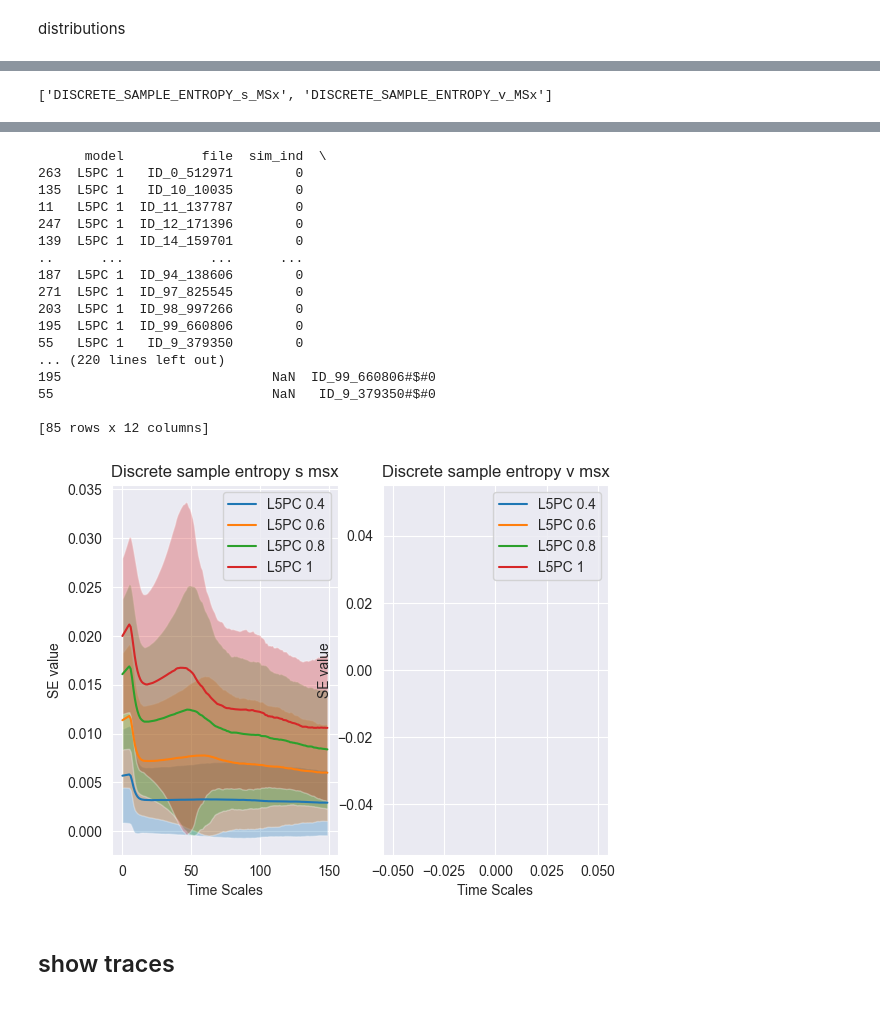
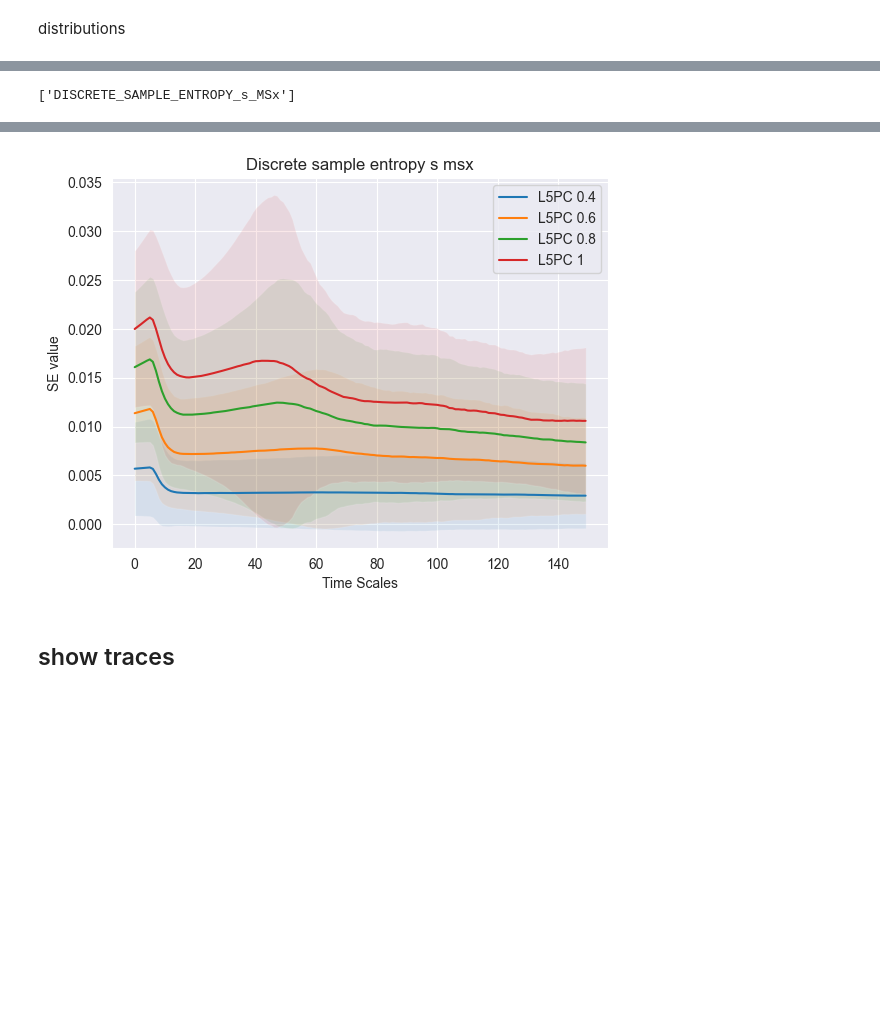
Before and after one commit to NitzanLux/neuron_mi, a Jupyter notebook: data_introduction.ipynb, the cells around one changed output, grey strips where cells are left out. Drawn from its saved outputs; the diff is of its cells as text; code cells hidden in the pictures; blank space fills up the shorter version.

```diff
--- a/data_introduction.ipynb
+++ b/data_introduction.ipynb
@@ -40,4 +40,5 @@ if remove_v:
     for i in df.columns:
         if '_v_'in i:
             v_columns_to_remove.append(i)
-    df.drop(columns=v_columns_to_remove)
+    print(v_columns_to_remove)
+    df = df.drop(columns=v_columns_to_remove)
@@ -158,7 +142,7 @@ for c in (df.columns):
     ax.set_title(c.lower().replace('_', ' ').capitalize())
     ax.set_ylabel('P(ci)')
     ax.set_xlabel('ci value')
-    ax.set_yscale('log')
+    # ax.set_yscale('log')
 
     save_large_plot(fig,f'dist_1d_{c}_{len(d)}.png',tags=d.data_tags)
     fig
@@ -211,7 +199,7 @@ for c in c_obj:
     fig, ax = plt.subplots()
     mat = diff_vec[:, a]
     im = ax.matshow(mat)
-    ax.set_aspect(3000)
+    ax.set_aspect(mat.shape[1]//5)
     ax.set_xticks([])
     ax.set_xlabel(f'Sorted Trial index (n = {diff_vec.shape[1]:,})')
     ax.set_yticks(range(len(name_order)), name_order)
@@ -280,9 +270,12 @@ for i in tqdm(df.columns):
     for j in combination_sorting(name_order):
         first_index, second_index = j[0],j[1]
         fig, ax = plt.subplots()
-        lims = (np.min(np.vstack((datas[first_index], datas[second_index]))),
-                np.max(np.vstack((datas[first_index], datas[second_index]))))
-        H, xedges, yedges = np.histogram2d(datas[first_index], datas[second_index], range=np.array([lims, lims]),
+        nans = np.logical_or(np.isnan(datas[first_index]),np.isnan(datas[second_index]))
+        print(first_index,second_index)
+        lims = (np.min(np.vstack((datas[first_index][~nans], datas[second_index][~nans]))),
+                np.max(np.vstack((datas[first_index][~nans], datas[second_index][~nans]))))
+        print(lims)
+        H, xedges, yedges = np.histogram2d(datas[first_index][~nans], datas[second_index][~nans], range=np.array([lims, lims]),
                                            bins=50)
         # replace zeroes with nan
         H[H == 0] = np.nan
@@ -297,11 +290,11 @@ for i in tqdm(df.columns):
         y = [reg_intercep + lims[0] * reg_coef, reg_intercep + lims[1] * reg_coef]
         ax.plot(x, y, color='red')
         fig.colorbar(im)
-        ax.set_xlabel(models[name_order[first_index]])
-        ax.set_ylabel(models[name_order[second_index]])
+        ax.set_xlabel(name_order[first_index])
+        ax.set_ylabel(name_order[second_index])
         ax.set_ylim(lims)
         ax.set_xlim(lims)
         ax.set_title(
-            f"{models[name_order[first_index]]} and {models[name_order[second_index]]} trials {i} \nn = {len(datas[second_index]) * 2:,} ,$R^2$ = {np.round(r_value ** 2, 4)}")
+            f"{name_order[first_index]} and {name_order[second_index]} trials {i} \nn = {len(datas[second_index]) * 2:,} ,$R^2$ = {np.round(r_value ** 2, 4)}")
         fig
-        save_large_plot(fig, f"pairwise_2dhist_{i}_{models[name_order[first_index]]}_{models[name_order[second_index]]}_{len(d)}.png", tags=d.data_tags)
+        save_large_plot(fig, f"pairwise_2dhist_{i}_{name_order[first_index]}_{name_order[second_index]}_{len(d)}.png", tags=d.data_tags)
@@ -339,8 +357,9 @@ for m in tqdm(name_order):
 # indexes=np.arange(ci_data[0].shape[0])
 sorted(relevant_cols_msx,key = lambda x: representative_msx[x[:-len('_v_CI')]]+int('_v_' in x))
 for i,c in enumerate(relevant_cols_msx):
-    if i%2==0:
-        fig, ax = plt.subplots(1,2)
+    if i%2==0 :
+        fig, ax = plt.subplots(1,1+int(not remove_v))
+    axx = ax if remove_v else ax[i%2]
     for m in tqdm(name_order):
         if threshold is not None:
             mean = np.mean(datas[m][i], axis=0)
@@ -348,21 +367,22 @@ for i,c in enumerate(relevant_cols_msx):
         else:
             mean = np.mean(datas[m][i], axis=0)
             std = np.std(datas[m][i], axis=0)
-        ax[i%2].plot(np.arange(datas[m][i].shape[1]), mean, label=f'{m}')
-        ax[i%2].fill_between(np.arange(datas[m][i].shape[1]), mean - std, mean + std, alpha=0.3)
-    ax[i%2].legend()
+        axx.plot(np.arange(datas[m][i].shape[1]), mean, label=f'{m}')
+        axx.fill_between(np.arange(datas[m][i].shape[1]), mean - std, mean + std, alpha=0.1)
+
+    axx.legend()
     # if threshold is not None:
     # ax.set_title(
     # f'Average SE Across Different Time Scales (n = {len(datas[0]) * len(datas):,}) \nCi value {"greater" if direction > 0 else "lower"} than {threshold_value:0.4}')
     # else:
     #     ax.set_title(f'Average SE Across Different Time Scales (n = {len(datas[0]) * len(datas):,})')
-    ax[i%2].set_xlabel('Time Scales')
-    ax[i%2].set_ylabel('SE value')
-    ax[i%2].set_title(c.lower().replace('_',' ').capitalize())
+    axx.set_xlabel('Time Scales')
+    axx.set_ylabel('SE value')
+    axx.set_title(c.lower().replace('_',' ').capitalize())
     if i%2==1:
         save_large_plot(fig,f'temporal_msx_{c[:-len("_v_CI")]}_{len(d)}.png',tags=d.data_tags)
 
     fig
 # %% [output]
-['DISCRETE_SAMPLE_ENTROPY_s_MSx', 'DISCRETE_SAMPLE_ENTROPY_v_MSx']
+['DISCRETE_SAMPLE_ENTROPY_s_MSx']
         model          file  sim_ind  \
@@ -385,21 +405,4 @@ for i,c in enumerate(relevant_cols_msx):
-      model          file  sim_ind  \
-263  L5PC 1   ID_0_512971        0
-135  L5PC 1   ID_10_10035        0
-11   L5PC 1  ID_11_137787        0
-247  L5PC 1  ID_12_171396        0
-139  L5PC 1  ID_14_159701        0
-..      ...           ...      ...
-187  L5PC 1  ID_94_138606        0
-271  L5PC 1  ID_97_825545        0
-203  L5PC 1  ID_98_997266        0
-195  L5PC 1  ID_99_660806        0
-55   L5PC 1   ID_9_379350        0
-... (220 lines left out)
-195                           NaN  ID_99_660806#$#0
-55                            NaN   ID_9_379350#$#0
-
-[85 rows x 12 columns]
-[figure, old version]
+[figure, new version]
 # %% [markdown]
 <h2> show traces <h2>
 # %% [markdown]
```
Also changed, not shown: parts of 12 cells of this notebook, 2 other files.
